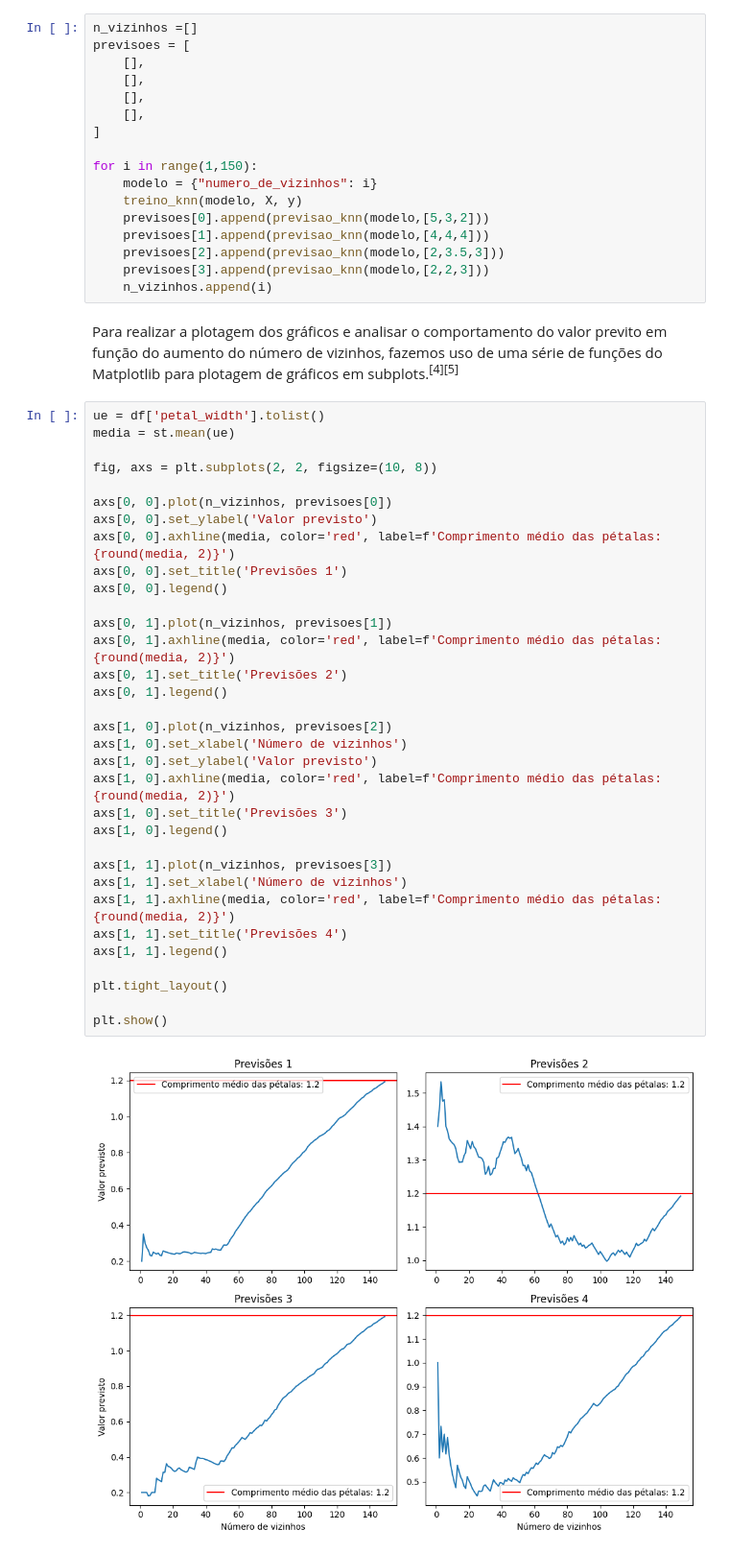
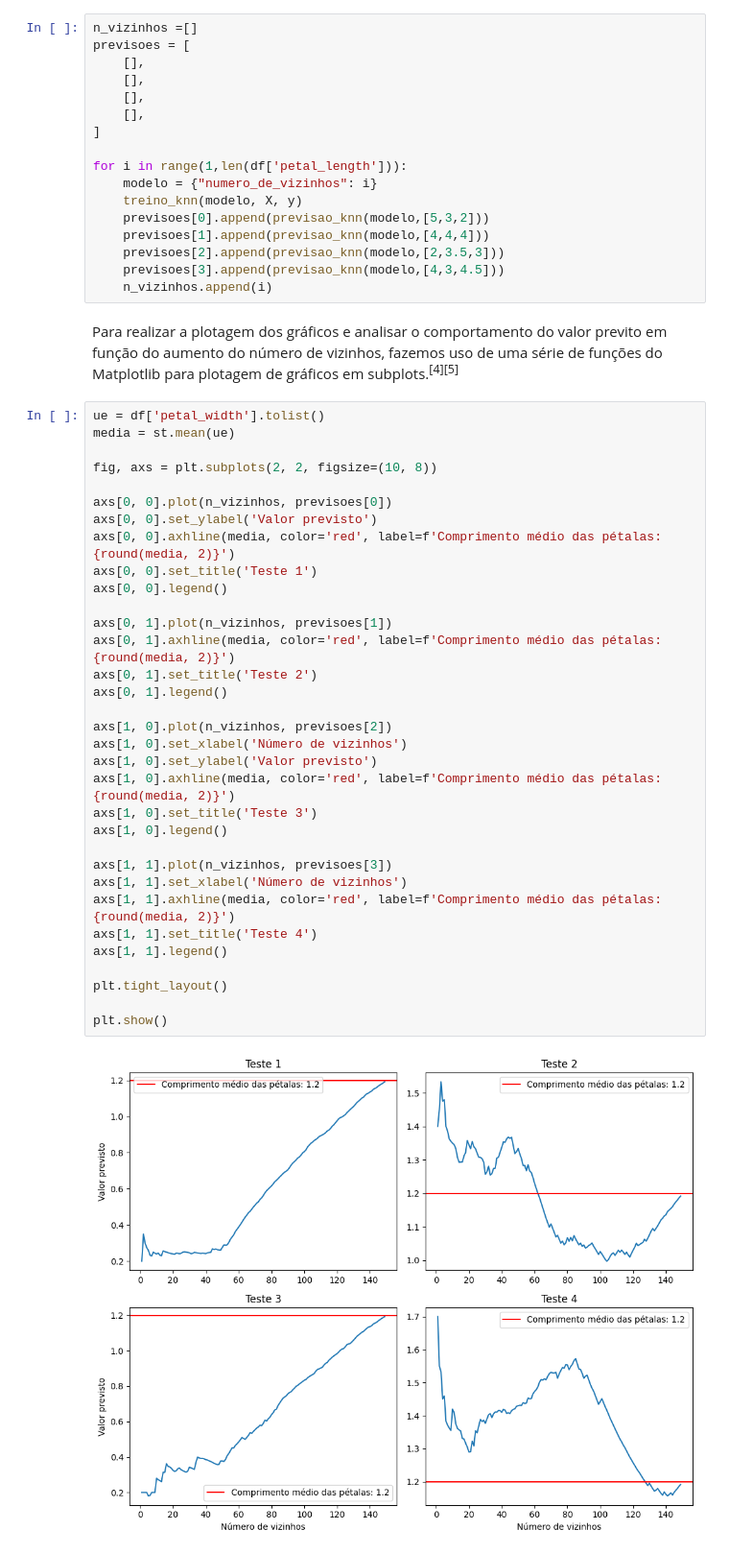
Before and after one commit to joseDavid23038/Aprendizado-de-M-quina, a Jupyter notebook: Tarefas/Modelos 2/Modelos 2.ipynb, the cells around one changed output. Shown at 96% size. Drawn from its saved outputs; the diff is of its cells as text.

```diff
--- a/Tarefas/Modelos 2/Modelos 2.ipynb
+++ b/Tarefas/Modelos 2/Modelos 2.ipynb
@@ -100,48 +102,48 @@ previsoes = [
     [],
 ]
 
-for i in range(1,150):
+for i in range(1,len(df['petal_length'])):
     modelo = {"numero_de_vizinhos": i}
     treino_knn(modelo, X, y)
     previsoes[0].append(previsao_knn(modelo,[5,3,2]))
     previsoes[1].append(previsao_knn(modelo,[4,4,4]))
     previsoes[2].append(previsao_knn(modelo,[2,3.5,3]))
-    previsoes[3].append(previsao_knn(modelo,[2,2,3]))
+    previsoes[3].append(previsao_knn(modelo,[4,3,4.5]))
     n_vizinhos.append(i)
 # %% [markdown]
 Para realizar a plotagem dos gráficos e analisar o comportamento do valor previto em função do aumento do número de vizinhos, fazemos uso de uma série de funções do Matplotlib para plotagem de gráficos em subplots.<sup>[4][5]</sup>
 # %%
 ue = df['petal_width'].tolist()
 media = st.mean(ue)
 
 fig, axs = plt.subplots(2, 2, figsize=(10, 8))
 
 axs[0, 0].plot(n_vizinhos, previsoes[0])
 axs[0, 0].set_ylabel('Valor previsto')
 axs[0, 0].axhline(media, color='red', label=f'Comprimento médio das pétalas: {round(media, 2)}')
-axs[0, 0].set_title('Previsões 1')
+axs[0, 0].set_title('Teste 1')
 axs[0, 0].legend()
 
 axs[0, 1].plot(n_vizinhos, previsoes[1])
 axs[0, 1].axhline(media, color='red', label=f'Comprimento médio das pétalas: {round(media, 2)}')
-axs[0, 1].set_title('Previsões 2')
+axs[0, 1].set_title('Teste 2')
 axs[0, 1].legend()
 
 axs[1, 0].plot(n_vizinhos, previsoes[2])
 axs[1, 0].set_xlabel('Número de vizinhos')
 axs[1, 0].set_ylabel('Valor previsto')
 axs[1, 0].axhline(media, color='red', label=f'Comprimento médio das pétalas: {round(media, 2)}')
-axs[1, 0].set_title('Previsões 3')
+axs[1, 0].set_title('Teste 3')
 axs[1, 0].legend()
 
 axs[1, 1].plot(n_vizinhos, previsoes[3])
 axs[1, 1].set_xlabel('Número de vizinhos')
 axs[1, 1].axhline(media, color='red', label=f'Comprimento médio das pétalas: {round(media, 2)}')
-axs[1, 1].set_title('Previsões 4')
+axs[1, 1].set_title('Teste 4')
 axs[1, 1].legend()
 
 plt.tight_layout()
 
 plt.show()
 # %% [output]
-[figure, old version]
+[figure, new version]
```
Also changed, not shown: parts of 4 cells of this notebook.
